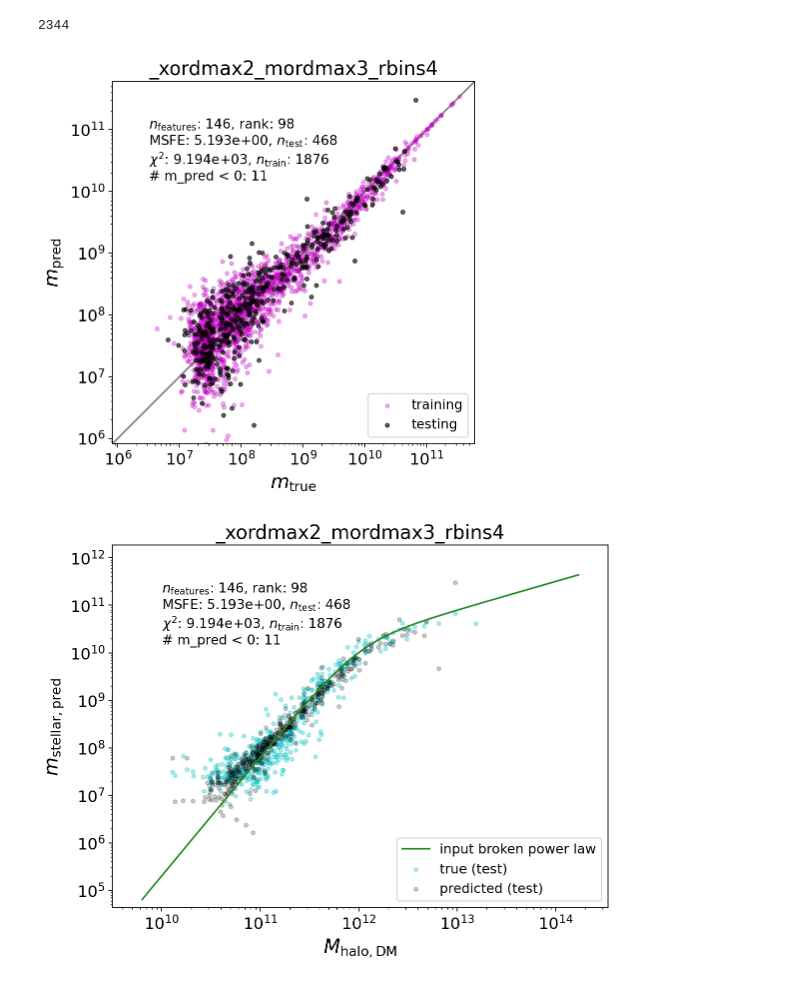
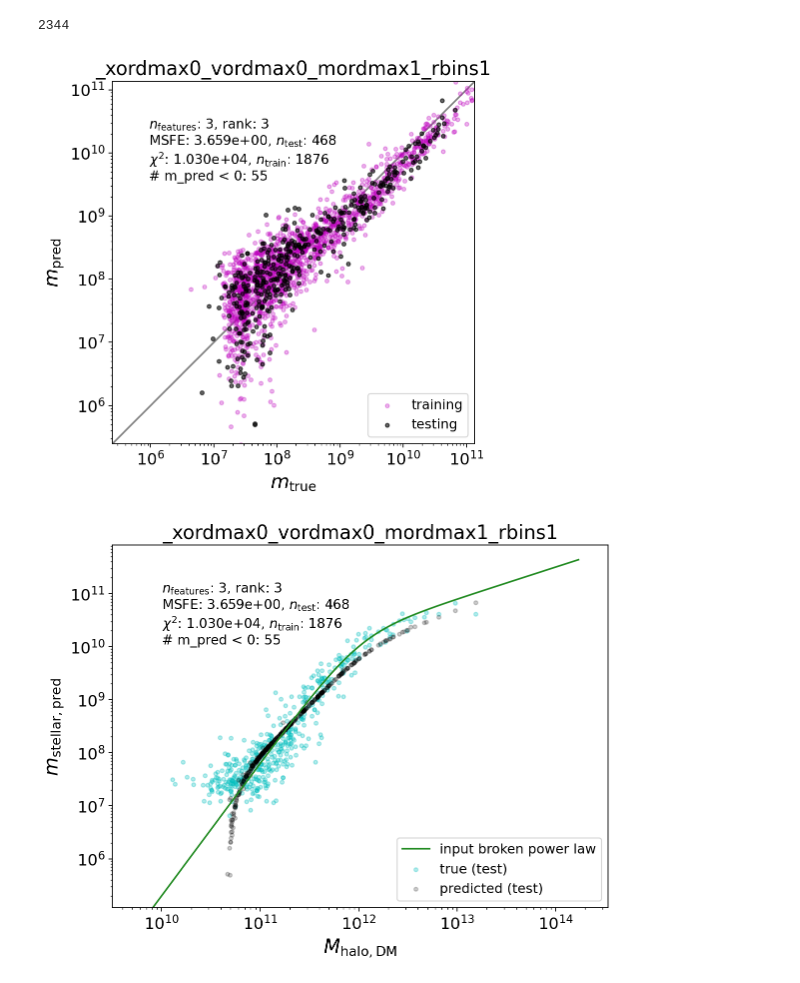
Before and after one commit to kstoreyf/equivariant-cosmology, a Jupyter notebook: notebooks/2022-02-16_feature_check.ipynb, the cells around one changed output. Cells and saved outputs as stored; diff of their text form; code cells hidden in the pictures.

```diff
--- a/notebooks/2022-02-16_feature_check.ipynb
+++ b/notebooks/2022-02-16_feature_check.ipynb
@@ -26,10 +26,10 @@ import scalars
 %load_ext autoreload
 %autoreload 2
 # %%
-save_plots = True
+save_plots = False
 show_intermediate_plots = False
 check_cond = False
-plot_dir = '../plots/plots_2022-02-16c'
+plot_dir = '../plots/plots_2022-02-17-objectify-vel'
 if save_plots:
     !mkdir -p $plot_dir
 
@@ -41,9 +41,10 @@ tag = ''
 
 # r_edges (TNG50-4: L=35 Mpc/h, N_part=270^3, mean interparticle spacing = 35/270 = 0.13 Mpc/h = 130 kpc/h)
 # for scalars, only 0 or 2 x orders
-n_rbins = 4
-m_order_max = 3
-x_order_max = 2
+n_rbins = 1
+m_order_max = 1
+x_order_max = 0
+v_order_max = 0
 
 #y_scalar_feature_name = 'mass_hydro_halo_star'
 y_scalar_feature_name='mass_hydro_subhalo_star'
@@ -54,7 +55,8 @@ log_x = False
 log_y = False
 dm_property_for_features = 'Coordinates'
 
-l_arr = scalars.get_needed_ls_scalars(m_order_max, x_order_max)
+l_arr = scalars.get_needed_vec_orders_scalars(m_order_max, x_order_max)
+p_arr = scalars.get_needed_vec_orders_scalars(m_order_max, v_order_max)
 # %%
 mass_multiplier = 1e10
 # %%
@@ -238,12 +239,12 @@ y_train_true = fitter.y_scalar_train*mass_multiplier
 
 chi2_train = fitter.chi2
 # %%
-save_tag = f'_xordmax{x_order_max}_mordmax{m_order_max}_rbins{n_rbins}{tag}'
+save_tag = f'_xordmax{x_order_max}_vordmax{v_order_max}_mordmax{m_order_max}_rbins{n_rbins}{tag}'
 save_fn = f'mass_recovery{save_tag}.png'
 plot_pred_vs_true(y_true, y_pred, y_train_true, y_train_pred,
                   fitter, msfe_test, chi2_train, save_fn=save_fn)
 # %% [output]
-[figure, old version]
+[figure, new version]
 # %%
 masses_all = np.array([h['mass_mean200_dark_halo_dm'] for h in featurizer.halo_dicts])*mass_multiplier
 mass = masses_all[fitter.idx_test]
@@ -256,7 +257,7 @@ save_fn = f'mass_vs_pred{save_tag}.png'
 plot_pred_vs_mass(mass, y_true, y_pred, mass_train, y_train_true, y_train_pred,
               fitter, msfe_test, chi2_train, save_fn=save_fn)
 # %% [output]
-[figure, old version]
+[figure, new version]
 # %%
 featurizer.x_scalar_features[0]
 # %% [output]
```
Also changed, not shown: parts of 5 cells of this notebook, 2 other files.
